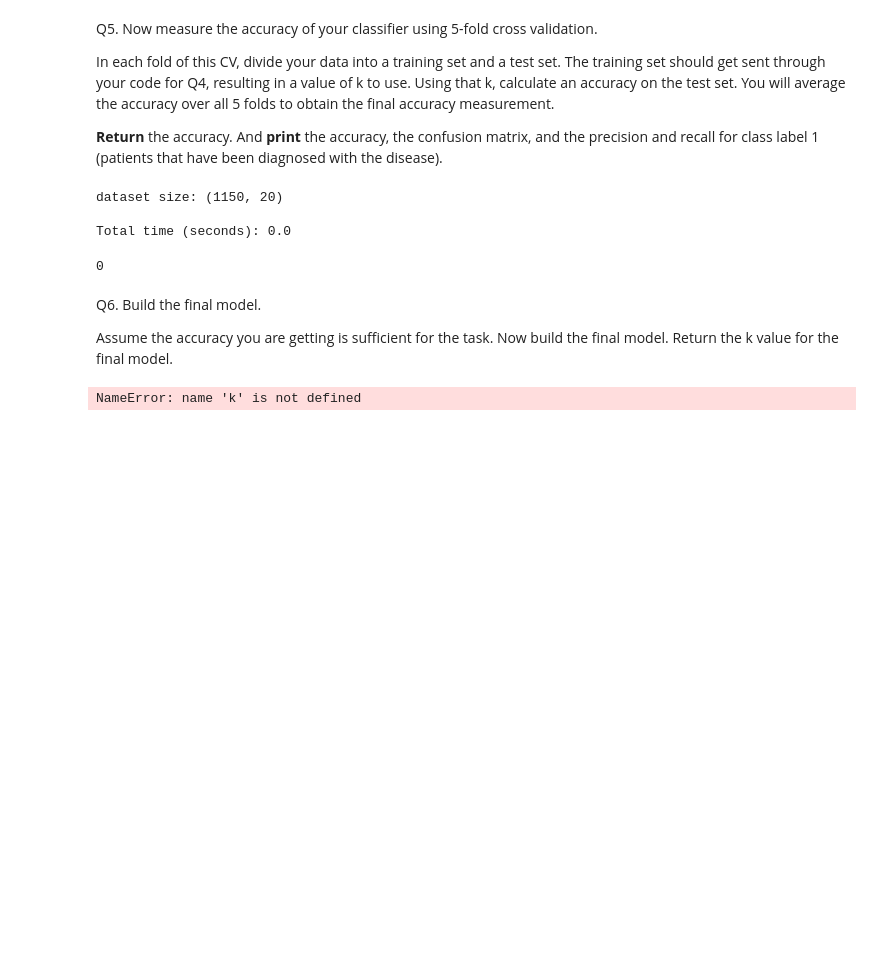
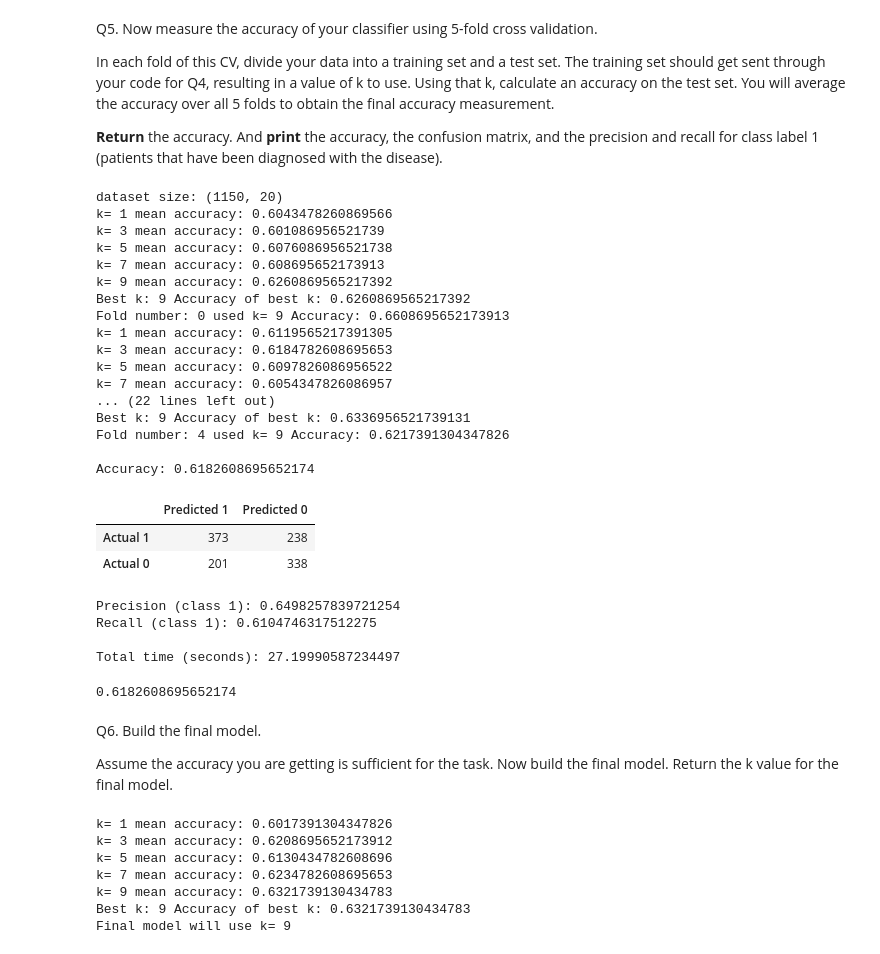
Before and after one commit to dutchduckgo/cs363m-hw3, a Jupyter notebook: Assignment3.ipynb, the cells around one changed output. Cells and saved outputs as stored; diff of their text form; code cells hidden in the pictures; blank space fills up the shorter version.

```diff
--- a/Assignment3.ipynb
+++ b/Assignment3.ipynb
@@ -560,25 +560,90 @@ In each fold of this CV, divide your data into a training set and a test set. Th
 # %%
 import time
 
 def run_CV(filename):
     # read in data
     data = pd.read_csv(filename, header = None)
     print("dataset size:", data.shape)
 
     start_time = time.time()
 
     # your code goes here
+    num_folds = 5
+    fold_accuracies = []
+
+    # confusion matrix
+    TP = 0
+    FN = 0
+    FP = 0
+    TN = 0
+
+    for fold in range(num_folds):
+        test_positions = list(range(fold, len(data), num_folds))
+        test_df = data.iloc[test_positions]
+        train_df = data.drop(test_df.index)
+
+        best_k = find_best_k(train_df)
+
+        predictions = run_knn(train_df, test_df, best_k)
+        actual = test_df[LABEL_COLUMN].tolist()
+
+        num_correct = 0
+        for i in range(len(actual)):
+            if predictions[i] == 1 and actual[i] == 1:
+                TP = TP + 1
+                num_correct = num_correct + 1
+            elif predictions[i] == 0 and actual[i] == 1:
+                FN = FN + 1
+            elif predictions[i] == 1 and actual[i] == 0:
+                FP = FP + 1
+            else:
+                TN = TN + 1
+                num_correct = num_correct + 1
+
+        fold_accuracy = num_correct / len(actual)
+        fold_accuracies.append(fold_accuracy)
+        print("Fold number:", fold, "used k=", best_k, "Accuracy:", fold_accuracy)
+
+    accuracy = sum(fold_accuracies) / num_folds
+    precision = TP / (TP + FP)
+    recall = TP / (TP + FN)
+
+    print("\nAccuracy:", accuracy)
+    print_confusion_matrix(TP, FN, FP, TN)
+    print("Precision (class 1):", precision)
+    print("Recall (class 1):", recall)
 
     end_time = time.time()
     print('\nTotal time (seconds):', end_time - start_time)
-    return 0
+    return accuracy
 
 run_CV('messidor_features.txt')
 # %% [output]
 dataset size: (1150, 20)
+k= 1 mean accuracy: 0.6043478260869566
+k= 3 mean accuracy: 0.601086956521739
+k= 5 mean accuracy: 0.6076086956521738
+k= 7 mean accuracy: 0.608695652173913
+k= 9 mean accuracy: 0.6260869565217392
+Best k: 9 Accuracy of best k: 0.6260869565217392
+Fold number: 0 used k= 9 Accuracy: 0.6608695652173913
+k= 1 mean accuracy: 0.6119565217391305
+k= 3 mean accuracy: 0.6184782608695653
+k= 5 mean accuracy: 0.6097826086956522
+k= 7 mean accuracy: 0.6054347826086957
+... (22 lines left out)
+Best k: 9 Accuracy of best k: 0.6336956521739131
+Fold number: 4 used k= 9 Accuracy: 0.6217391304347826
 
-Total time (seconds): 0.0
+Accuracy: 0.6182608695652174
+|  | Predicted 1 | Predicted 0 |
+| Actual 1 | 373 | 238 |
+| Actual 0 | 201 | 338 |
-0
+Precision (class 1): 0.6498257839721254
+Recall (class 1): 0.6104746317512275
+
+Total time (seconds): 27.19990587234497
+0.6182608695652174
 # %% [markdown]
 Q6. Build the final model.
 
@@ -588,10 +653,17 @@ def final_model(filename):
     # read in data
     data = pd.read_csv(filename, header = None)
     # your code goes here
+    k = find_best_k(data)
 
     return k
 
 k = final_model('messidor_features.txt')
 print("Final model will use k=", k)
 # %% [output]
-NameError: name 'k' is not defined
+k= 1 mean accuracy: 0.6017391304347826
+k= 3 mean accuracy: 0.6208695652173912
+k= 5 mean accuracy: 0.6130434782608696
+k= 7 mean accuracy: 0.6234782608695653
+k= 9 mean accuracy: 0.6321739130434783
+Best k: 9 Accuracy of best k: 0.6321739130434783
+Final model will use k= 9
```
